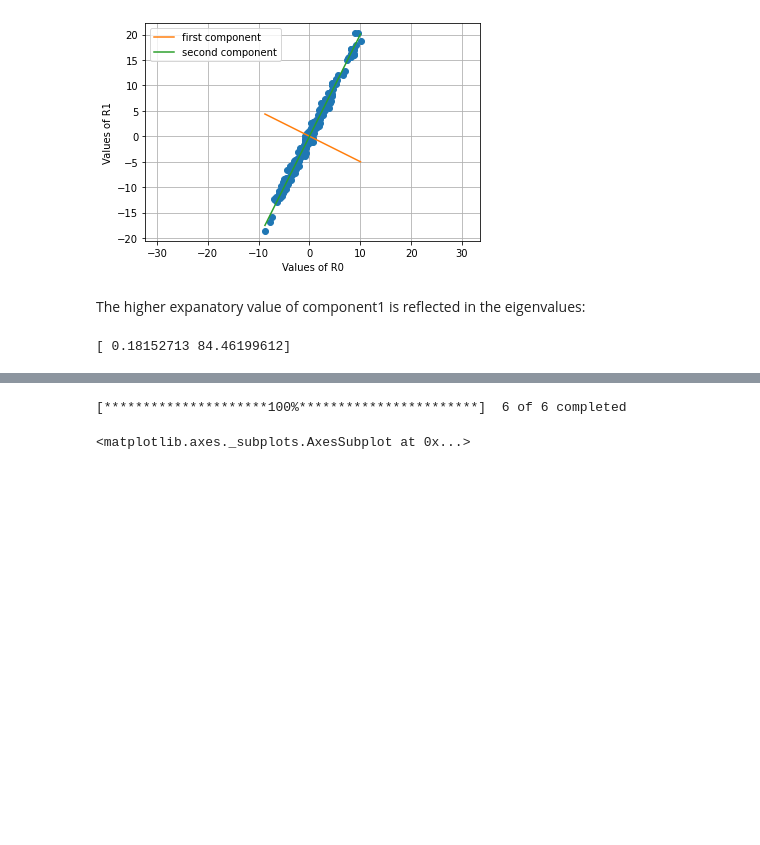
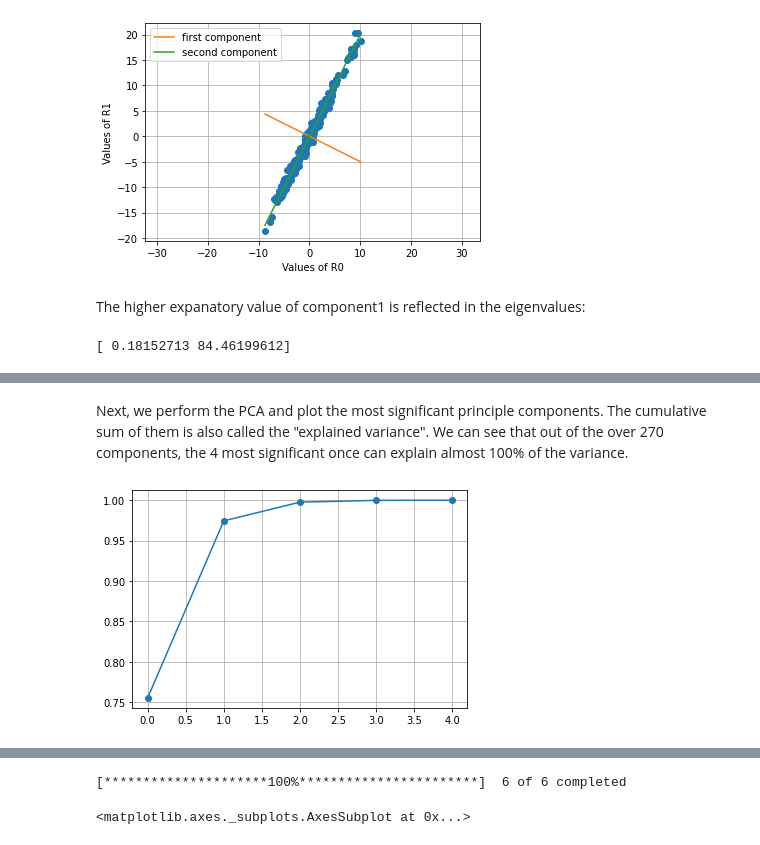
Before and after one commit to rodler/quantinsti_statarb, a Jupyter notebook: PCA_2.ipynb, the cells around one changed output, grey strips where cells are left out. Cells and saved outputs as stored; diff of their text form; code cells hidden in the pictures; blank space fills up the shorter version.

```diff
--- a/PCA_2.ipynb
+++ b/PCA_2.ipynb
@@ -184,0 +212,9 @@ print(EIG[0])
+# %% [markdown]
+Next, we perform the PCA and plot the most significant principle components. The cumulative sum of them is also called the "explained variance". We can see that out of the over 270 components, the 4 most significant once can explain almost 100% of the variance.
+# %%
+eig = np.linalg.eig(np.cov((vol_curves-np.mean(vol_curves,axis=0))))
+
+plt.plot(np.cumsum(np.real((np.sort(eig[0])[-5:])[::-1]/sum(eig[0]))),'-o')
+plt.grid()
+# %% [output]
+[figure, added]
```
Also changed, not shown: parts of 21 cells of this notebook, 2 other files.
